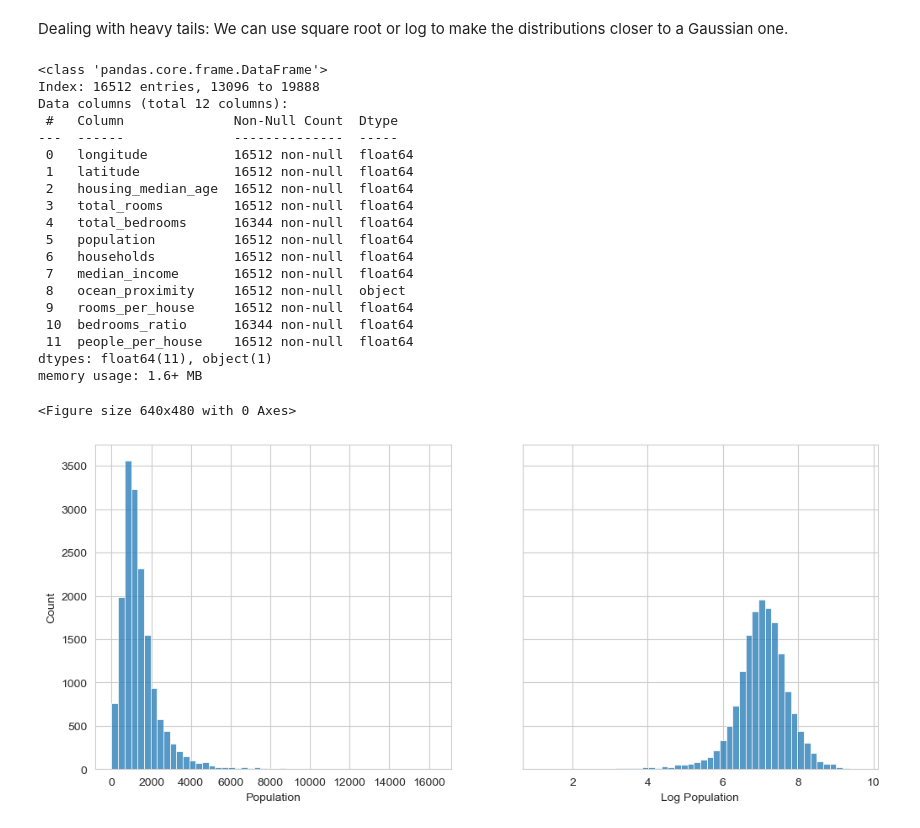
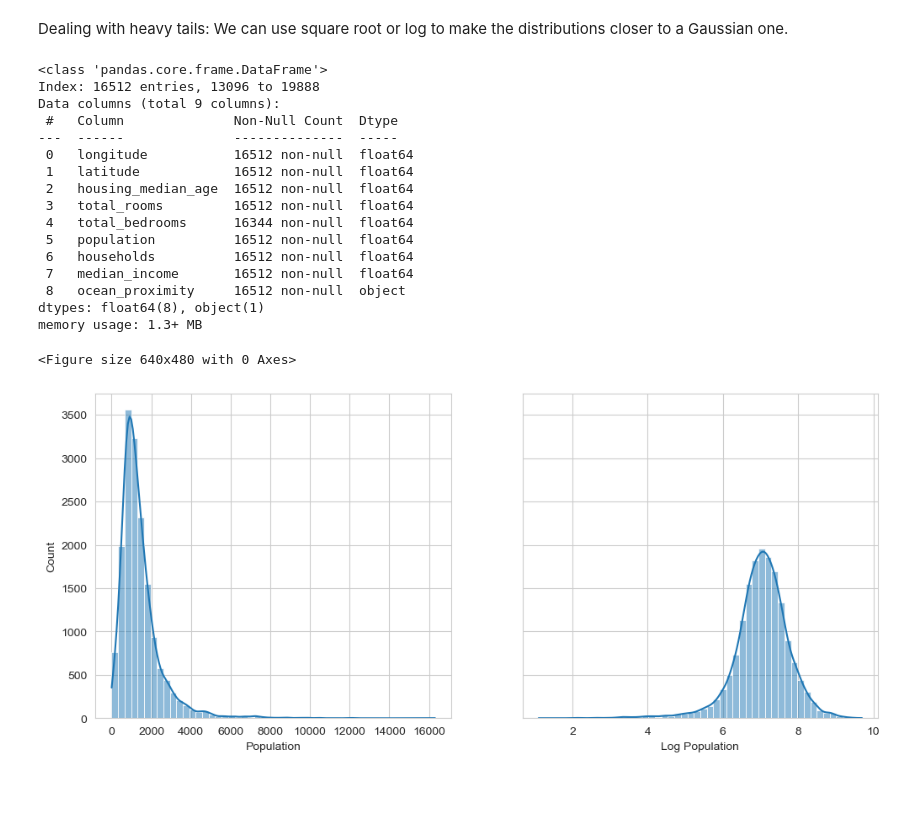
Before and after one commit to oscarguillen-ml/ML-Internship-Portfolio, a Jupyter notebook: 01-california-housing-end-to-end/california_housing.ipynb, the cells around one changed output. Cells and saved outputs as stored; diff of their text form; code cells hidden in the pictures; blank space fills up the shorter version.

```diff
--- a/01-california-housing-end-to-end/california_housing.ipynb
+++ b/01-california-housing-end-to-end/california_housing.ipynb
@@ -250,7 +253,7 @@ We can see that the bedrooms_ratio and rooms_per_house are more correlated that
 The first step to prepare the data to feed a prediction model is the separation of the labels we want to predict.
 # %%
 housing_labels=housing['median_house_value'].copy() #This is to ensure that the new dataframe is an entire new object from the original and it is not linked.
-housing=housing.drop('median_house_value',axis=1)
+housing=housing.drop(['median_house_value','rooms_per_house','people_per_house','bedrooms_ratio'],axis=1)
 # %%
 housing
 # %% [output]
@@ -442,7 +411,7 @@ housing.info()
 # %% [output]
 <class 'pandas.core.frame.DataFrame'>
 Index: 16512 entries, 13096 to 19888
-Data columns (total 12 columns):
+Data columns (total 9 columns):
  #   Column              Non-Null Count  Dtype
 ---  ------              --------------  -----
  0   longitude           16512 non-null  float64
@@ -454,22 +423,19 @@ Data columns (total 12 columns):
  6   households          16512 non-null  float64
  7   median_income       16512 non-null  float64
  8   ocean_proximity     16512 non-null  object
- 9   rooms_per_house     16512 non-null  float64
- 10  bedrooms_ratio      16344 non-null  float64
- 11  people_per_house    16512 non-null  float64
-dtypes: float64(11), object(1)
-memory usage: 1.6+ MB
+dtypes: float64(8), object(1)
+memory usage: 1.3+ MB
 # %%
 plt.tight_layout();
 fig, axes = plt.subplots(1,2, figsize=(12,5), sharey=True);
 
-sns.histplot(data=housing , x='population', bins=50, ax=axes[0]);
+sns.histplot(data=housing , x='population', bins=50, ax=axes[0],kde=True);
 axes[0].set_xlabel('Population');
 
 log_population=np.log(housing['population']);
 axes[1].set_xlabel('Log Population');
 
-sns.histplot(log_population, bins=50, ax=axes[1]);
+sns.histplot(log_population, bins=50, ax=axes[1],kde=True);
 # %% [output]
 <Figure size 640x480 with 0 Axes>
-[figure, old version]
+[figure, new version]
```
Also changed, not shown: parts of 32 cells of this notebook.
